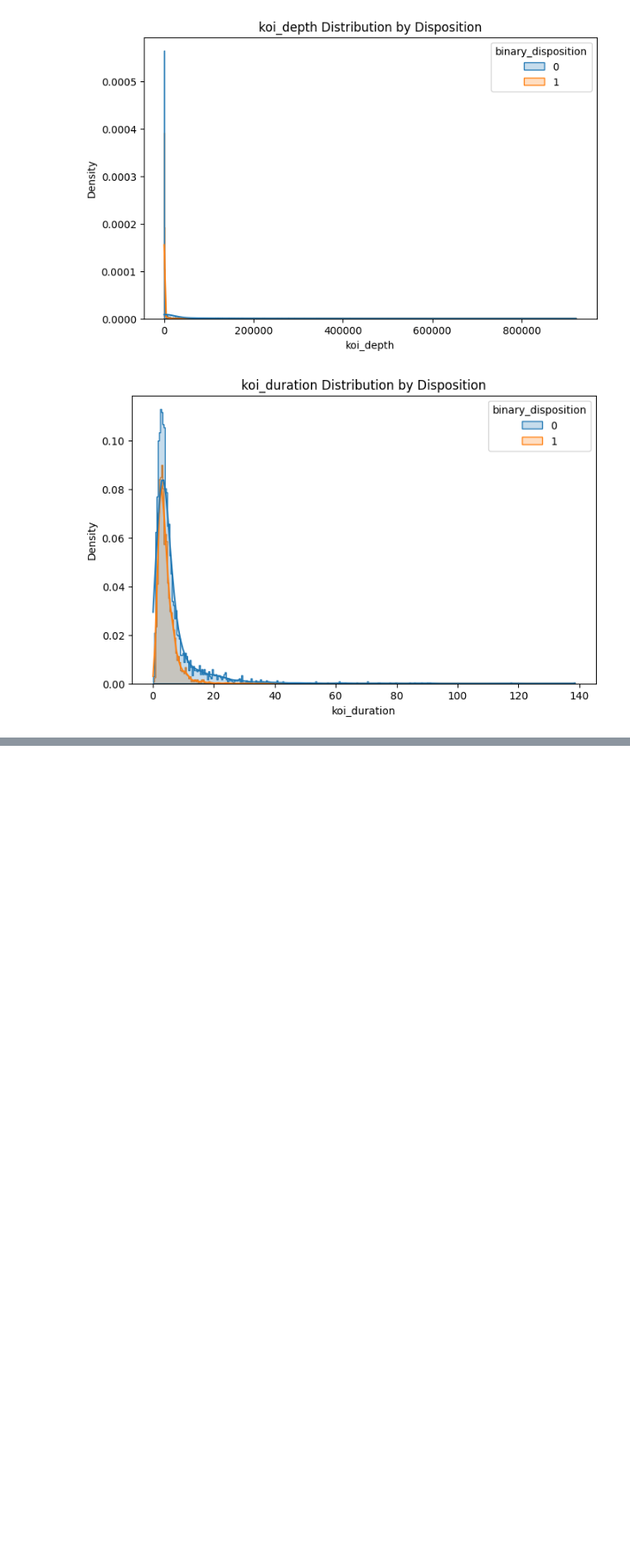
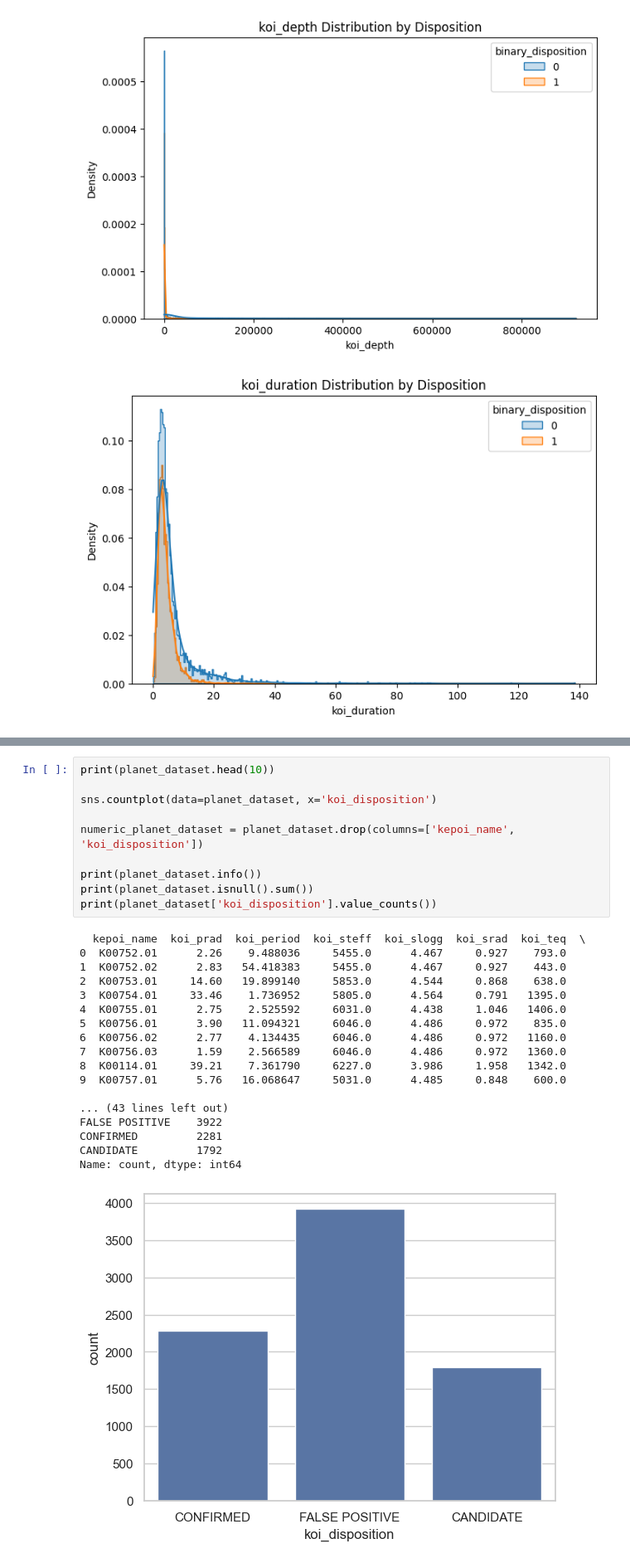
Before and after one commit to CooperDavis00/kepler-expoplanet-ml-project, a Jupyter notebook: notebooks/kepler-planet-eda.ipynb, the cells around one changed output, grey strips where cells are left out. Shown: that part at 83% size. Cells and saved outputs as stored; diff of their text form; blank space fills up the shorter version.

```diff
--- a/notebooks/kepler-planet-eda.ipynb
+++ b/notebooks/kepler-planet-eda.ipynb
@@ -239,0 +607,29 @@ To better understand how individual features relate to whether a Kepler Object o
+# %%
+print(planet_dataset.head(10))
+
+sns.countplot(data=planet_dataset, x='koi_disposition')
+
+numeric_planet_dataset = planet_dataset.drop(columns=['kepoi_name', 'koi_disposition'])
+
+print(planet_dataset.info())
+print(planet_dataset.isnull().sum())
+print(planet_dataset['koi_disposition'].value_counts())
+# %% [output]
+  kepoi_name  koi_prad  koi_period  koi_steff  koi_slogg  koi_srad  koi_teq  \
+0  K00752.01      2.26    9.488036     5455.0      4.467     0.927    793.0
+1  K00752.02      2.83   54.418383     5455.0      4.467     0.927    443.0
+2  K00753.01     14.60   19.899140     5853.0      4.544     0.868    638.0
+3  K00754.01     33.46    1.736952     5805.0      4.564     0.791   1395.0
+4  K00755.01      2.75    2.525592     6031.0      4.438     1.046   1406.0
+5  K00756.01      3.90   11.094321     6046.0      4.486     0.972    835.0
+6  K00756.02      2.77    4.134435     6046.0      4.486     0.972   1160.0
+7  K00756.03      1.59    2.566589     6046.0      4.486     0.972   1360.0
+8  K00114.01     39.21    7.361790     6227.0      3.986     1.958   1342.0
+9  K00757.01      5.76   16.068647     5031.0      4.485     0.848    600.0
+
+... (43 lines left out)
+FALSE POSITIVE    3922
+CONFIRMED         2281
+CANDIDATE         1792
+Name: count, dtype: int64
+[figure, added]
```
Also changed, not shown: parts of 14 cells of this notebook.
